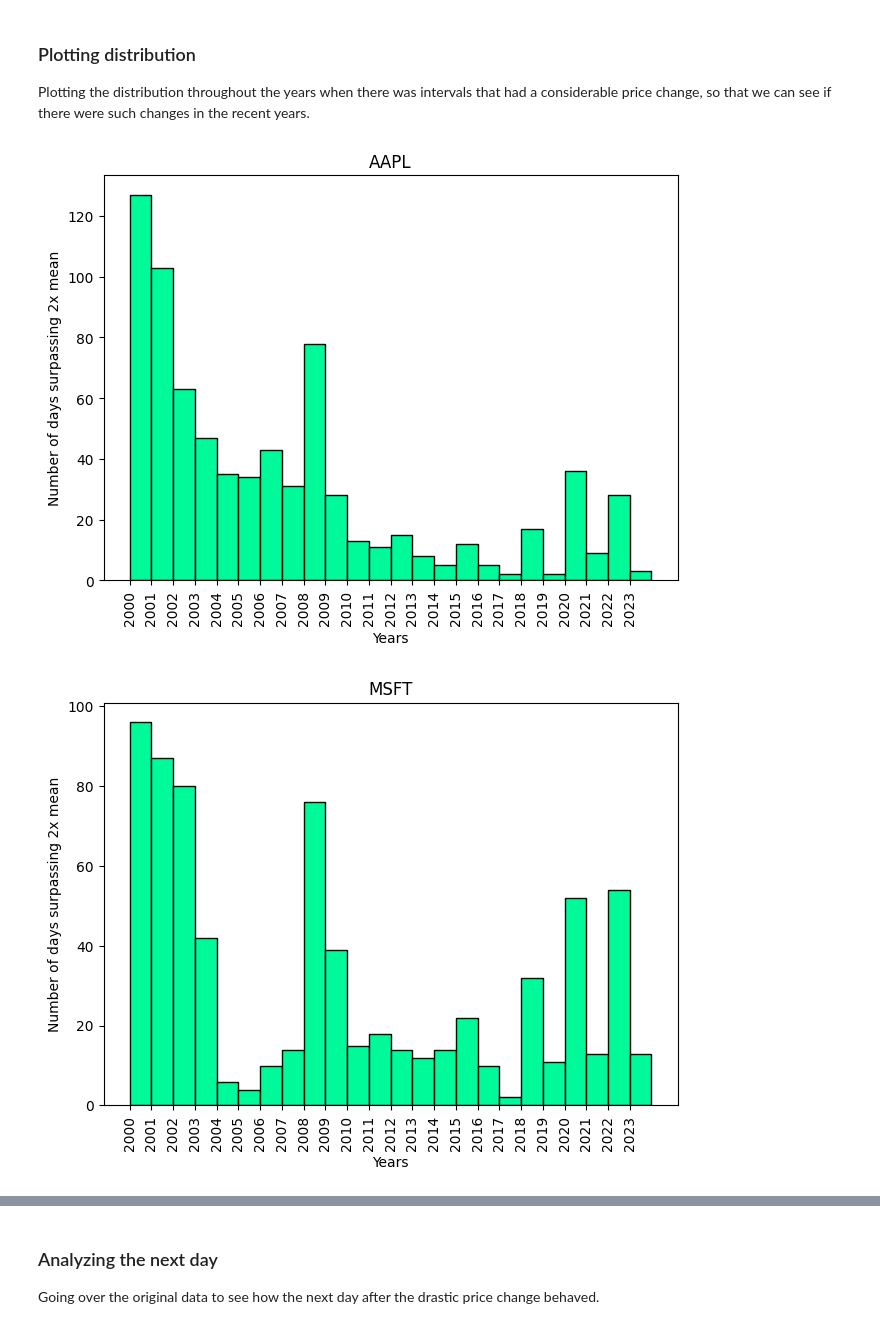
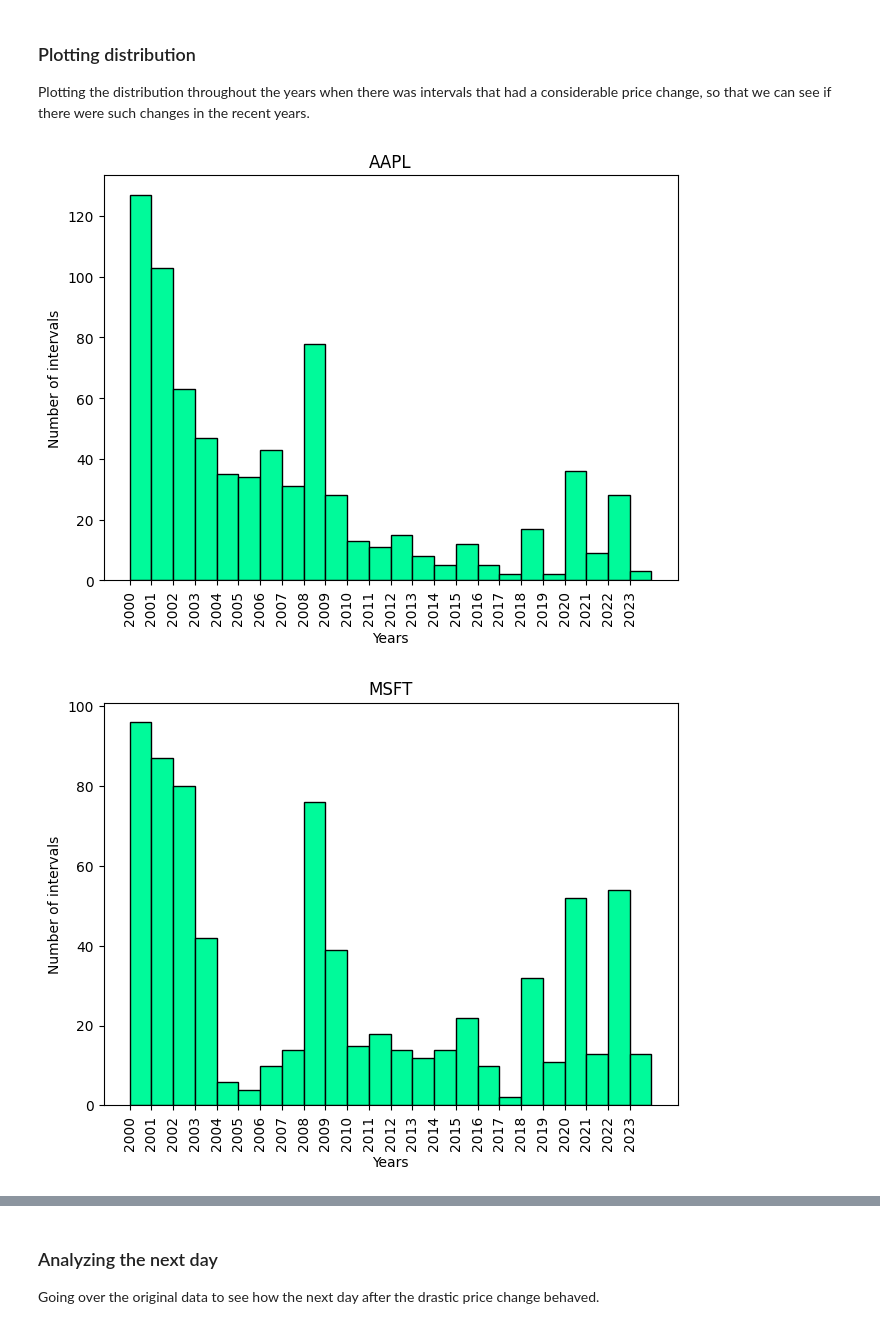
Before and after one commit to thimura/stock_analysis, a Jupyter notebook: stock_analysis.ipynb, the cells around one changed output, grey strips where cells are left out. Saved outputs shown, nothing was run; the diff lists cells and outputs as text; code cells hidden in the pictures.

Commit message:
corrected typos, and graph labels

```diff
--- a/stock_analysis.ipynb
+++ b/stock_analysis.ipynb
@@ -115,15 +115,15 @@ Plotting the distribution throughout the years when there was intervals that had
 # %%
 for ticker in tickers:
     years = [date.year for date in dates_surpassed_mean[ticker]] # creating this list of just years to create the histograms
     if years == []:
         continue
     plt.hist(years, bins=range(min(years), max(years) + 2), color='mediumspringgreen', edgecolor='black')
     plt.xticks(range(min(years), max(years) + 1), rotation=90)
     plt.tight_layout()
     plt.xlabel('Years')
-    plt.ylabel('Number of days surpassing 2x mean')
+    plt.ylabel('Number of intervals')
     plt.title(ticker)
     plt.show()
 # %% [output]
-[figure, old version]
+[figure, new version]
-[figure, old version]
+[figure, new version]
```
Also changed, not shown: parts of 6 cells of this notebook.
